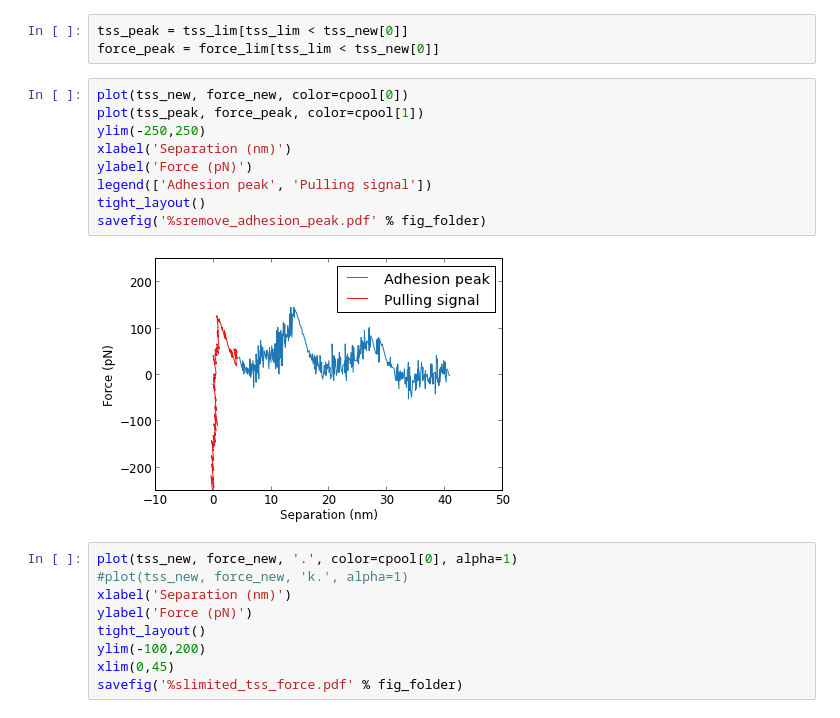
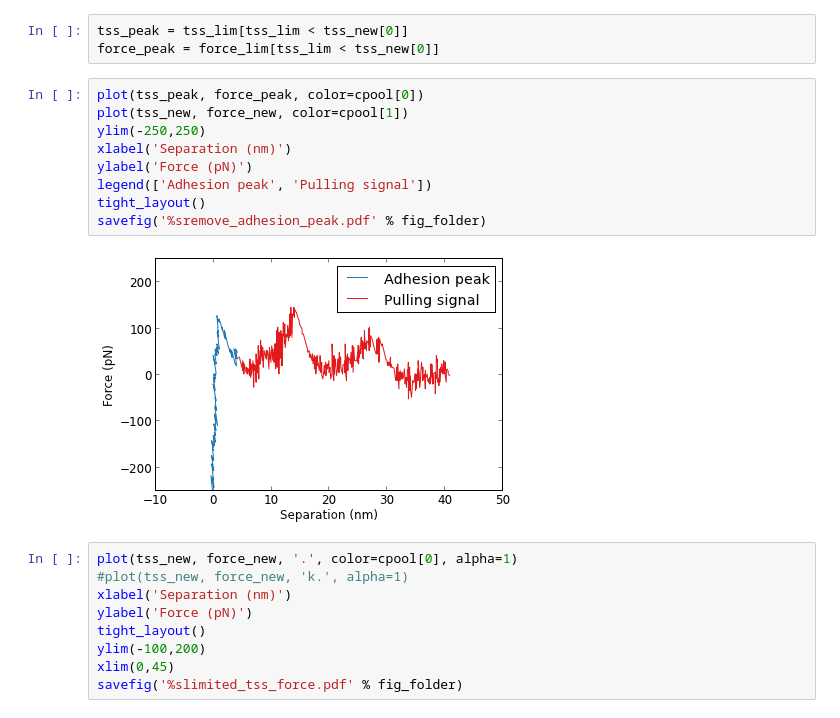
Before and after one commit to hilaryjoyce/smfs-data-analysis, a Jupyter notebook: Thesis figures.ipynb, the cells around one changed output. Saved outputs shown, nothing was run; the diff lists cells and outputs as text.

```diff
--- a/Thesis figures.ipynb
+++ b/Thesis figures.ipynb
@@ -178,16 +178,16 @@ tss_new, force_new = raw.remove_adhesion_peak(tss_lim, force_lim)
 tss_peak = tss_lim[tss_lim < tss_new[0]]
 force_peak = force_lim[tss_lim < tss_new[0]]
 # %%
-plot(tss_new, force_new, color=cpool[0])
-plot(tss_peak, force_peak, color=cpool[1])
+plot(tss_peak, force_peak, color=cpool[0])
+plot(tss_new, force_new, color=cpool[1])
 ylim(-250,250)
 xlabel('Separation (nm)')
 ylabel('Force (pN)')
 legend(['Adhesion peak', 'Pulling signal'])
 tight_layout()
 savefig('%sremove_adhesion_peak.pdf' % fig_folder)
 # %% [output]
-[figure, old version]
+[figure, new version]
 # %%
 plot(tss_new, force_new, '.', color=cpool[0], alpha=1)
 #plot(tss_new, force_new, 'k.', alpha=1)
```
Also changed, not shown: parts of 31 cells of this notebook, 7 other files.
